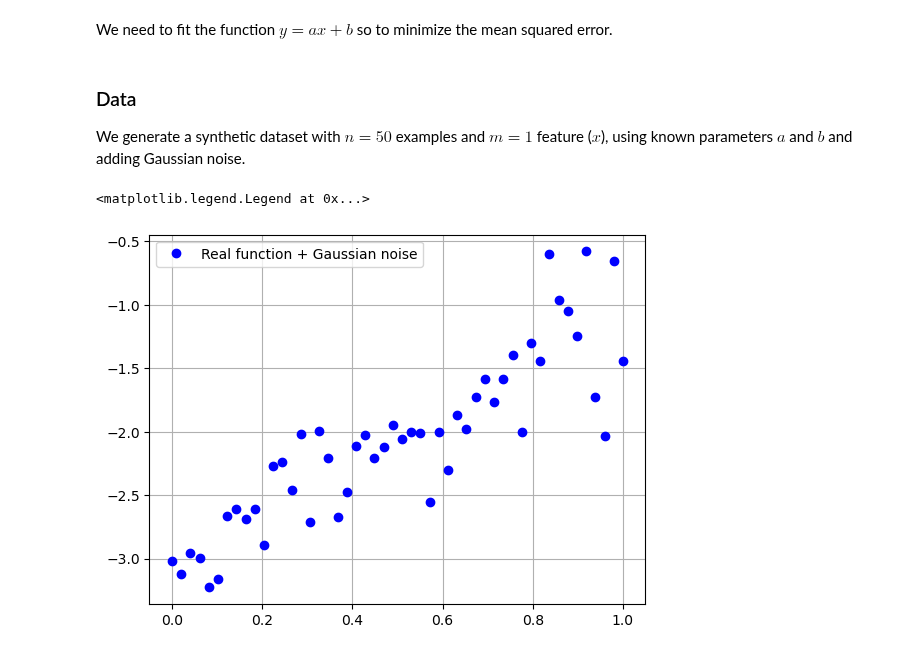
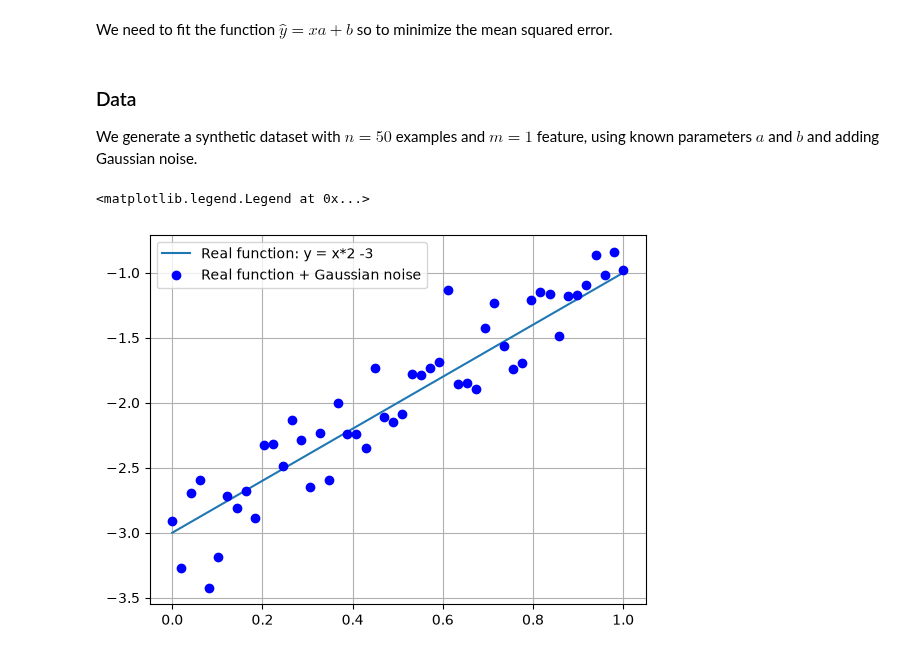
Before and after one commit to petraknovak/ml-from-concepts-to-code, a Jupyter notebook: 07_sgd/conceptual/gradient_descent.ipynb, the cells around one changed output. Cells and saved outputs as stored; diff of their text form; code cells hidden in the pictures.

```diff
--- a/07_sgd/conceptual/gradient_descent.ipynb
+++ b/07_sgd/conceptual/gradient_descent.ipynb
@@ -4,10 +28,10 @@
 # %% [markdown]
 We need to fit the function
-$ y = ax + b $
+$ \hat{y} = xa + b $
 so to minimize the mean squared error.
 # %% [markdown]
 ### Data
-We generate a synthetic dataset with $n=50$ examples and $m=1$ feature ($x$), using known parameters $a$ and $b$ and adding Gaussian noise.
+We generate a synthetic dataset with $n=50$ examples and $m=1$ feature, using known parameters $a$ and $b$ and adding Gaussian noise.
 # %%
 import numpy as np
 import matplotlib.pyplot as plt
@@ -17,31 +44,32 @@ import pandas as pd
 from IPython.display import display, clear_output
 # %%
 # Synthetic data with Gaussian noise
-# y = a*x + b + Gaussian noise
+# y = x*a + b + Gaussian noise
 
 # Parameters of the real function
 real_a = 2              # real slope
 real_b = -3             # real intercept
 
 # Data
 n_examples = 50                 # number of examples; this dataset has one feature
 # Generate n_examples values of the single feature x from 0 to 1
-data_x = np.linspace(0, 1, n_examples)
+m_features = 1
+data_x = np.linspace(0, 1, n_examples).reshape(n_examples, m_features) # reshape to (n_examples, m_features)
 
-real_y = real_a * data_x + real_b
-data_y = real_y + np.random.normal(0, 0.3, n_examples)
+real_y = data_x[:, 0] * real_a + real_b
+rng = np.random.default_rng(42)
+data_y = real_y + rng.normal(0, 0.3, n_examples)
 
-# Plot a line from (0, real_b) to (1, real_b + real_a)
-# Plot the real line
-#plt.plot([0, 1], [real_b, real_b + real_a], label = "Real function: y= "+str(real_a)+"*x + "+str(real_b))
+# Plot the "real" line from (0, real_b) to (1, real_b + real_a)
+plt.plot([0, 1], [real_b, real_b + real_a], label=f"Real function: y = x*{real_a} {real_b:+}")
 
 # Plot the (noisy) data points
-plt.plot(data_x, data_y, 'bo', label = "Real function + Gaussian noise")
+plt.plot(data_x[:, 0], data_y, 'bo', label = "Real function + Gaussian noise")
 # add grid
 plt.grid()
 
 plt.legend()
 # %% [output]
 <matplotlib.legend.Legend at 0x...>
-[figure, old version]
+[figure, new version]
 # %% [markdown]
```
Also changed, not shown: parts of 31 cells of this notebook.
